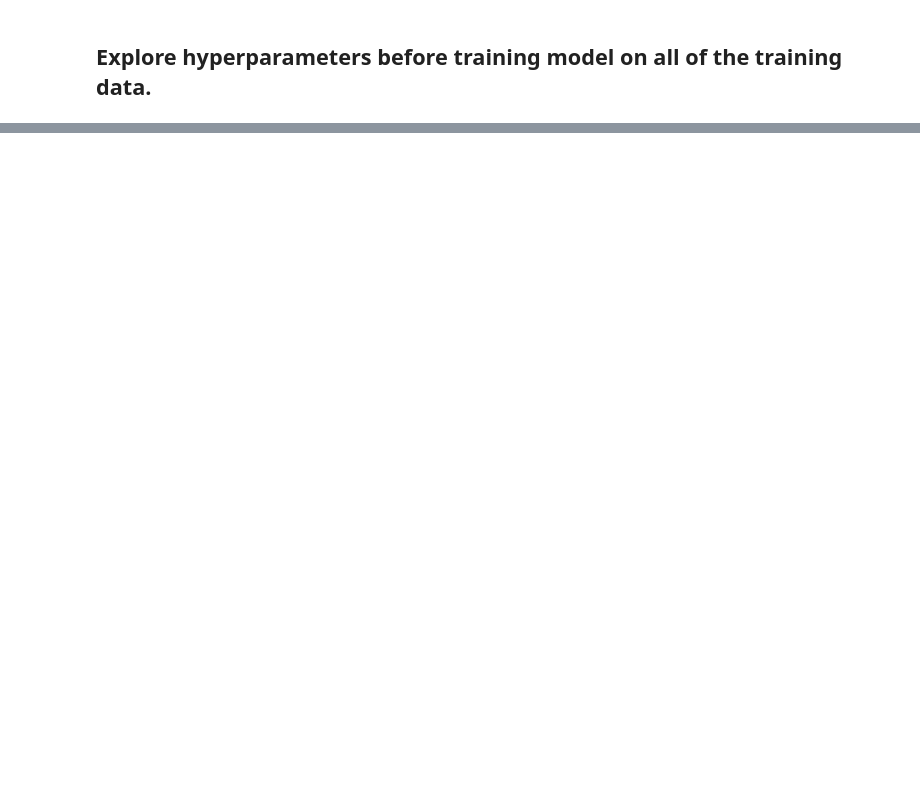
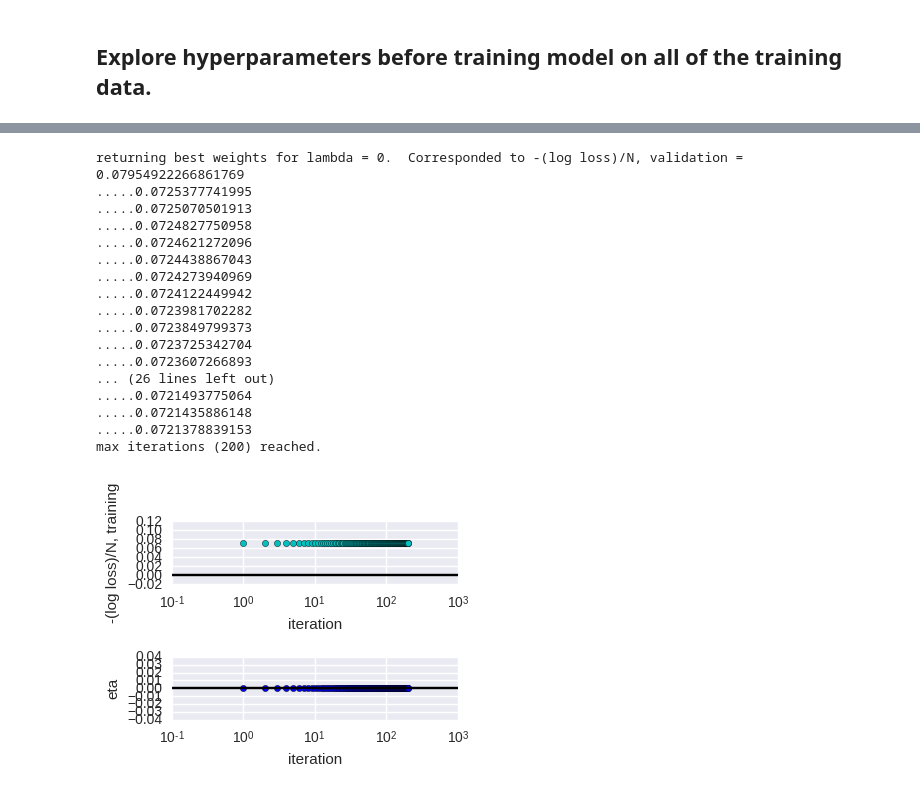
Before and after one commit to JanetMatsen/Machine_Learning_CSE_546, a Jupyter notebook: HW2/notebooks/Q-2-1_Binary_Logistic_Regression.ipynb, the cells around one changed output, grey strips where cells are left out. Cells and saved outputs as stored; diff of their text form; code cells hidden in the pictures; blank space fills up the shorter version.

```diff
--- a/HW2/notebooks/Q-2-1_Binary_Logistic_Regression.ipynb
+++ b/HW2/notebooks/Q-2-1_Binary_Logistic_Regression.ipynb
@@ -138,12 +305,22 @@ hyper_explorer.train_model(lam=1e3, eta0=eta0, max_iter=10**2, delta_percent=eta
-# %%
-eta0=1e-4
-hyper_explorer.train_model(lam=1e3, eta0=eta0, max_iter=10**2, delta_percent=eta0*10, verbose=True)
-# %%
-eta0=1e-4
-hyper_explorer.train_model(lam=1e3, eta0=eta0, max_iter=10**2, delta_percent=eta0*50, verbose=True)
-# %%
-eta0=1e-4
-hyper_explorer.train_model(lam=1e4, eta0=eta0, max_iter=10**2, delta_percent=eta0*50, verbose=True)
-# %%
-eta0=1e-4
-hyper_explorer.train_model(lam=1e4, eta0=eta0, max_iter=10**2, delta_percent=eta0*10, verbose=True)
+# %%
+eta0=1e-4
+hyper_explorer.train_model(lam=0, eta0=eta0, max_iter=2*10**2, delta_percent=eta0*10, verbose=True)
+# %% [output]
+returning best weights for lambda = 0.  Corresponded to -(log loss)/N, validation = 0.07954922266861769
+.....0.0725377741995
+.....0.0725070501913
+.....0.0724827750958
+.....0.0724621272096
+.....0.0724438867043
+.....0.0724273940969
+.....0.0724122449942
+.....0.0723981702282
+.....0.0723849799373
+.....0.0723725342704
+.....0.0723607266893
+... (26 lines left out)
+.....0.0721493775064
+.....0.0721435886148
+.....0.0721378839153
+max iterations (200) reached.
+[figure, added]
```
Also changed, not shown: parts of 134 cells of this notebook, 1 other file.
